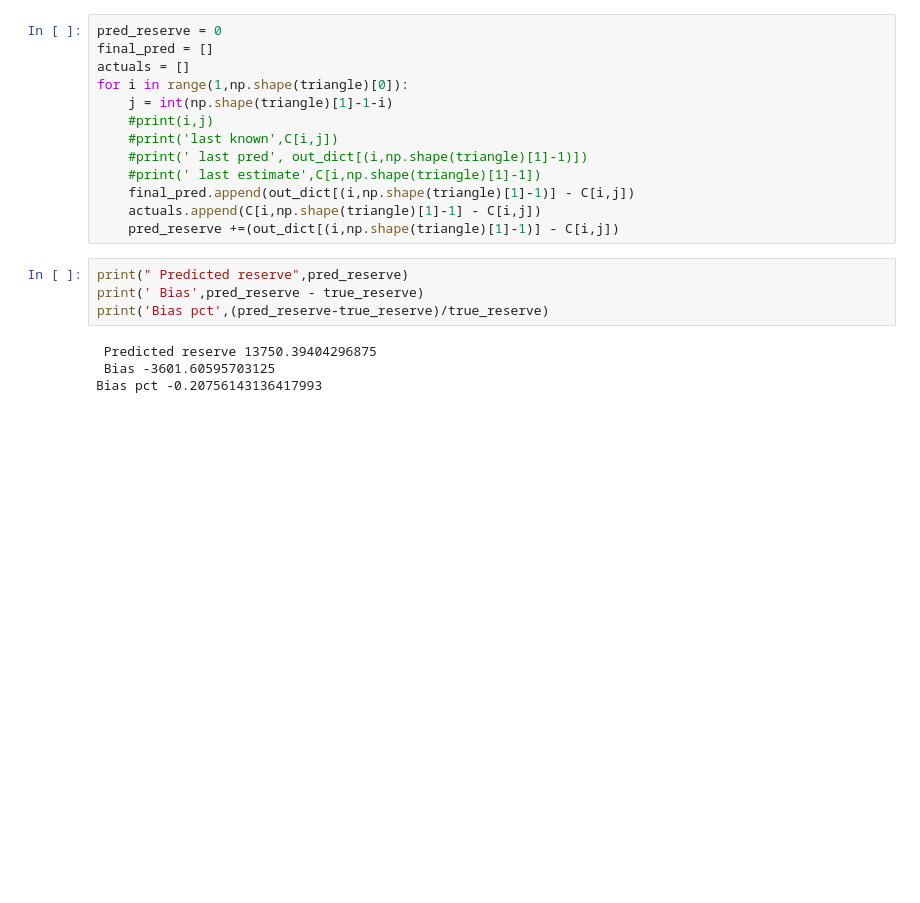
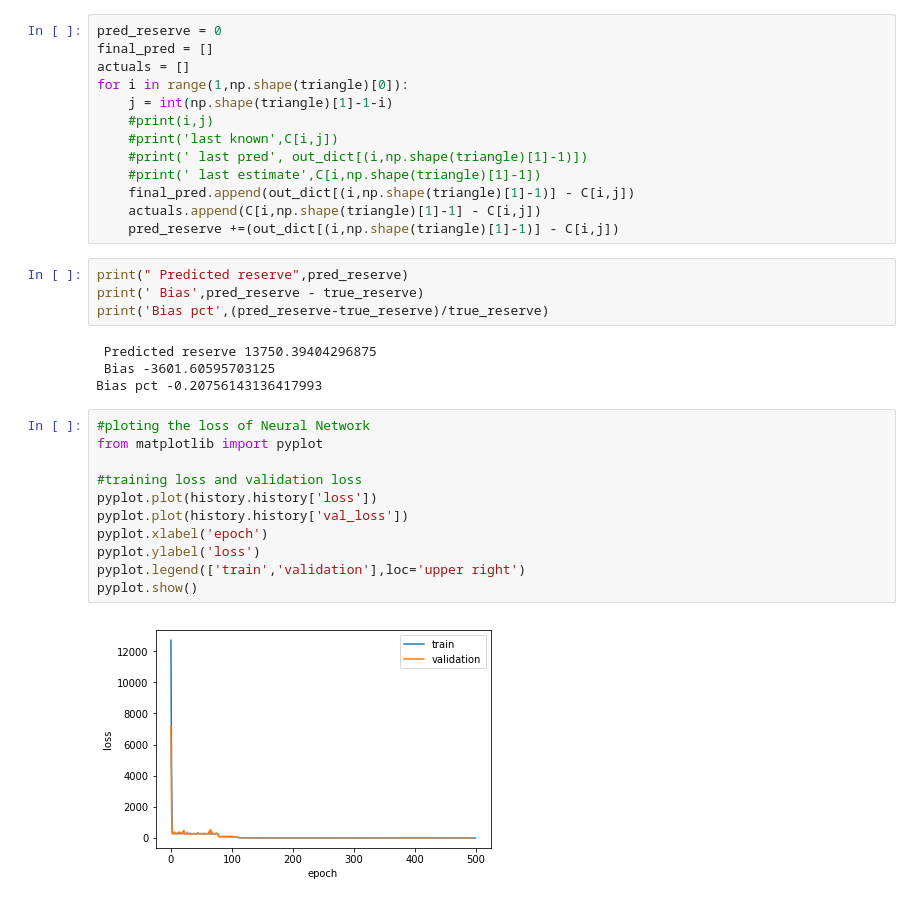
Before and after one commit to sainikhilrai/Deep-Learning, a Jupyter notebook: autoEncoder_v1.1_range(10).ipynb, the cells around one changed output. Drawn from its saved outputs; the diff is of its cells as text; blank space fills up the shorter version.

```diff
--- a/autoEncoder_v1.1_range(10).ipynb
+++ b/autoEncoder_v1.1_range(10).ipynb
@@ -379,3 +379,16 @@ print('Bias pct',(pred_reserve-true_reserve)/true_reserve)
  Predicted reserve 13750.39404296875
  Bias -3601.60595703125
 Bias pct -0.20756143136417993
+# %%
+#ploting the loss of Neural Network
+from matplotlib import pyplot
+
+#training loss and validation loss
+pyplot.plot(history.history['loss'])
+pyplot.plot(history.history['val_loss'])
+pyplot.xlabel('epoch')
+pyplot.ylabel('loss')
+pyplot.legend(['train','validation'],loc='upper right')
+pyplot.show()
+# %% [output]
+[figure, added]
```
Also changed, not shown: parts of 5 cells of this notebook.
